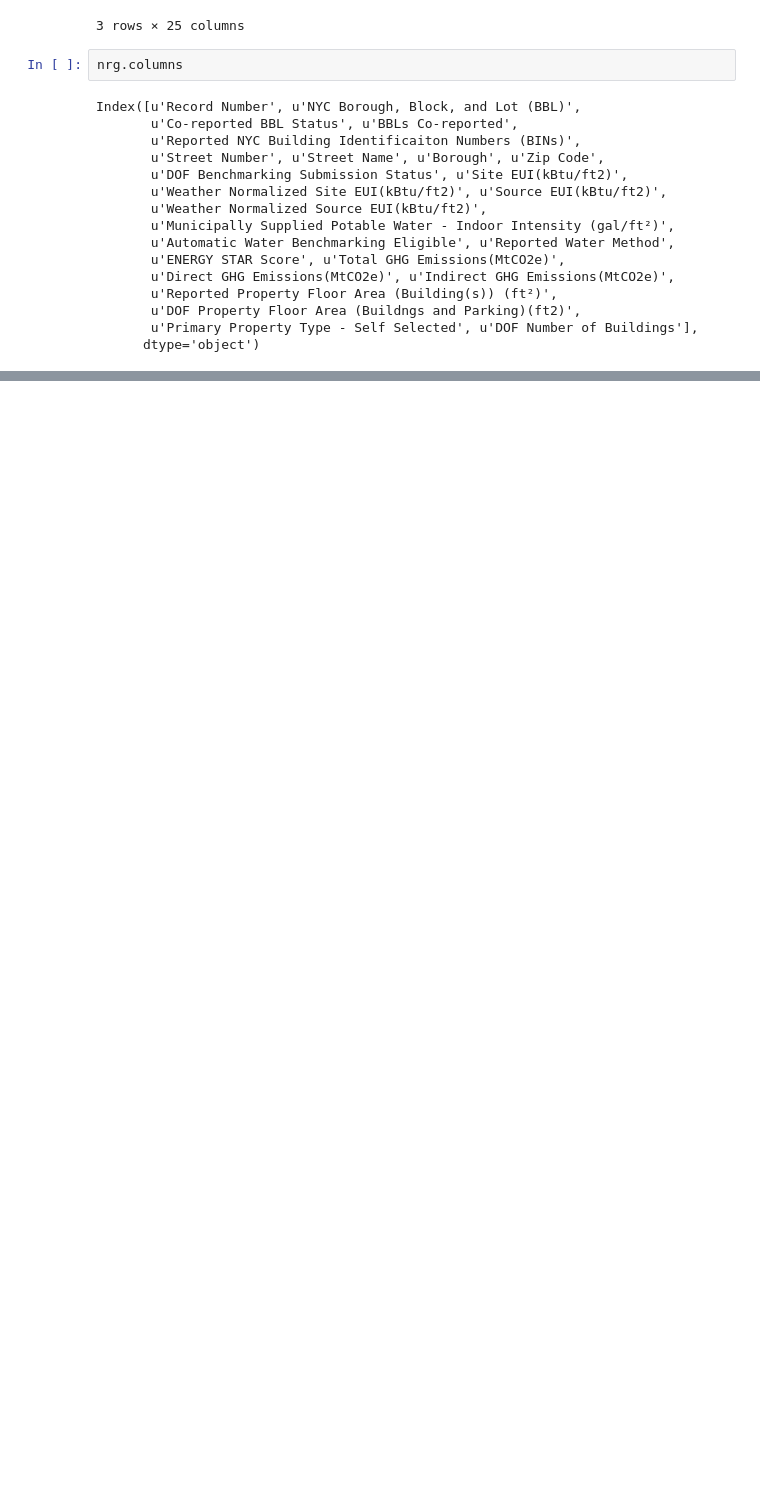
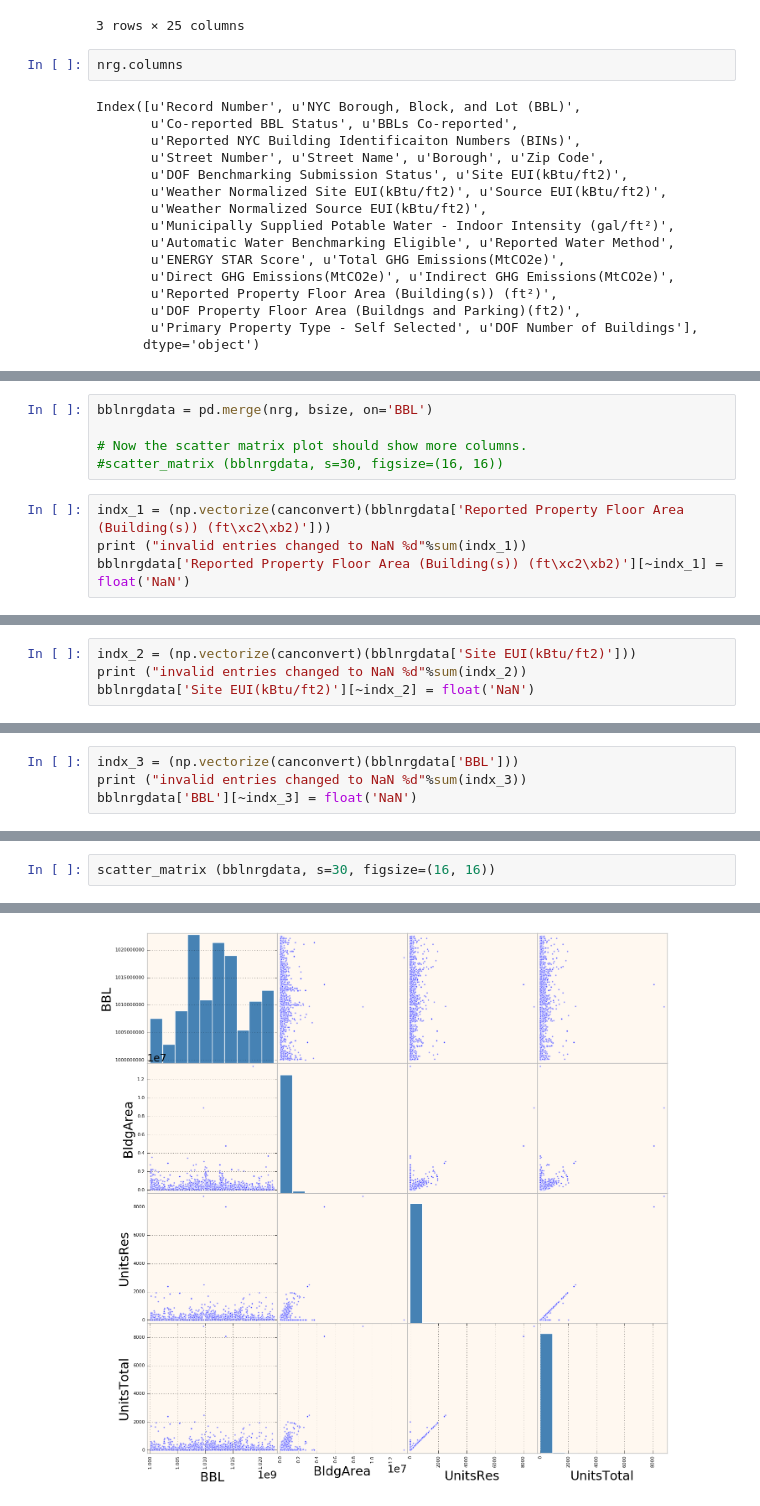
Before and after one commit to amyoshino/PUI2016_amy324, a Jupyter notebook: HW6_amy324/Homework_6_assignment_1.ipynb, the cells around one changed output, grey strips where cells are left out. Drawn from its saved outputs; the diff is of its cells as text; blank space fills up the shorter version.

```diff
--- a/HW6_amy324/Homework_6_assignment_1.ipynb
+++ b/HW6_amy324/Homework_6_assignment_1.ipynb
@@ -54,0 +176,9 @@ IOError: Unable to open /home/cusp/amy324/PUIdata/MNMapPLUTO.shx or /home/cusp/a
+# %%
+bblnrgdata = pd.merge(nrg, bsize, on='BBL')
+
+# Now the scatter matrix plot should show more columns.
+#scatter_matrix (bblnrgdata, s=30, figsize=(16, 16))
+# %%
+indx_1 = (np.vectorize(canconvert)(bblnrgdata['Reported Property Floor Area (Building(s)) (ft\xc2\xb2)']))
+print ("invalid entries changed to NaN %d"%sum(indx_1))
+bblnrgdata['Reported Property Floor Area (Building(s)) (ft\xc2\xb2)'][~indx_1] = float('NaN')
@@ -54,0 +191,4 @@ IOError: Unable to open /home/cusp/amy324/PUIdata/MNMapPLUTO.shx or /home/cusp/a
+# %%
+indx_2 = (np.vectorize(canconvert)(bblnrgdata['Site EUI(kBtu/ft2)']))
+print ("invalid entries changed to NaN %d"%sum(indx_2))
+bblnrgdata['Site EUI(kBtu/ft2)'][~indx_2] = float('NaN')
@@ -54,0 +201,4 @@ IOError: Unable to open /home/cusp/amy324/PUIdata/MNMapPLUTO.shx or /home/cusp/a
+# %%
+indx_3 = (np.vectorize(canconvert)(bblnrgdata['BBL']))
+print ("invalid entries changed to NaN %d"%sum(indx_3))
+bblnrgdata['BBL'][~indx_3] = float('NaN')
@@ -54,0 +218,3 @@ IOError: Unable to open /home/cusp/amy324/PUIdata/MNMapPLUTO.shx or /home/cusp/a
+# %%
+scatter_matrix (bblnrgdata, s=30, figsize=(16, 16))
+# %% [output]
@@ -54,0 +237 @@ IOError: Unable to open /home/cusp/amy324/PUIdata/MNMapPLUTO.shx or /home/cusp/a
+[figure, added]
```
Also changed, not shown: parts of 59 cells of this notebook.
